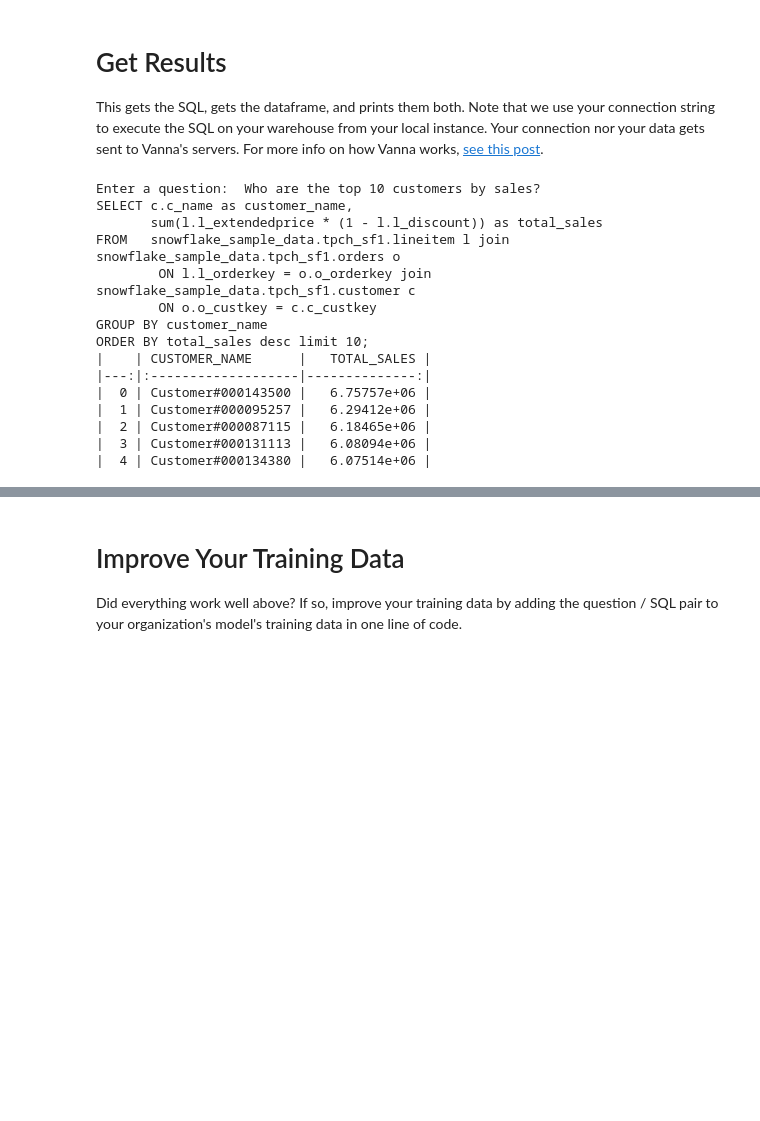
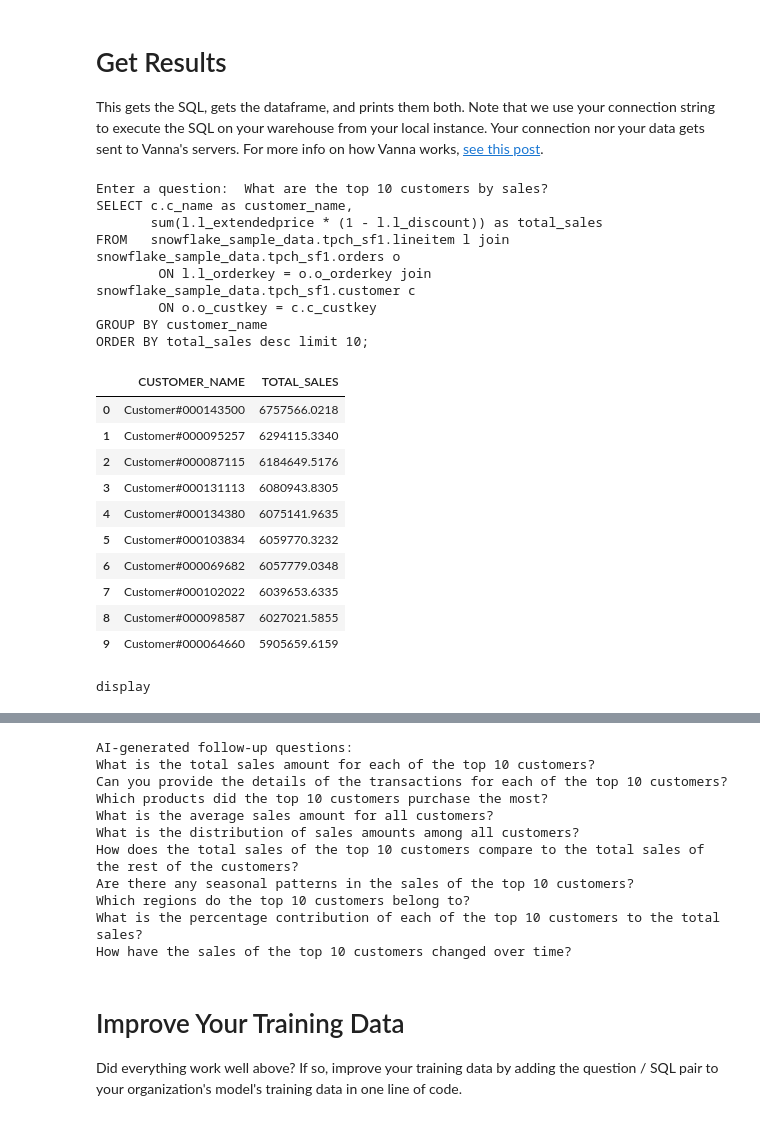
Before and after one commit to vanna-ai/vanna, a Jupyter notebook: notebooks/vn-full.ipynb, the cells around one changed output, grey strips where cells are left out. Cells and saved outputs as stored; diff of their text form; code cells hidden in the pictures; blank space fills up the shorter version.

```diff
--- a/notebooks/vn-full.ipynb
+++ b/notebooks/vn-full.ipynb
@@ -45,21 +45,26 @@ vn.connect_to_snowflake(account='my-account', username='my-username', password='
 # Get Results
 This gets the SQL, gets the dataframe, and prints them both. Note that we use your connection string to execute the SQL on your warehouse from your local instance. Your connection nor your data gets sent to Vanna's servers. For more info on how Vanna works, [see this post](https://medium.com/vanna-ai/how-vanna-works-how-to-train-it-data-security-8d8f2008042).
 # %%
-sql, df, fig = vn.ask()
+sql, df, fig, followup_questions = vn.ask()
 # %% [output]
-Enter a question:  Who are the top 10 customers by sales?
+Enter a question:  What are the top 10 customers by sales?
 SELECT c.c_name as customer_name,
        sum(l.l_extendedprice * (1 - l.l_discount)) as total_sales
 FROM   snowflake_sample_data.tpch_sf1.lineitem l join snowflake_sample_data.tpch_sf1.orders o
         ON l.l_orderkey = o.o_orderkey join snowflake_sample_data.tpch_sf1.customer c
         ON o.o_custkey = c.c_custkey
 GROUP BY customer_name
 ORDER BY total_sales desc limit 10;
-|    | CUSTOMER_NAME      |   TOTAL_SALES |
-|---:|:-------------------|--------------:|
-|  0 | Customer#000143500 |   6.75757e+06 |
-|  1 | Customer#000095257 |   6.29412e+06 |
-|  2 | Customer#000087115 |   6.18465e+06 |
-|  3 | Customer#000131113 |   6.08094e+06 |
-|  4 | Customer#000134380 |   6.07514e+06 |
+|  | CUSTOMER_NAME | TOTAL_SALES |
+| 0 | Customer#000143500 | 6757566.0218 |
+| 1 | Customer#000095257 | 6294115.3340 |
+| 2 | Customer#000087115 | 6184649.5176 |
+| 3 | Customer#000131113 | 6080943.8305 |
+| 4 | Customer#000134380 | 6075141.9635 |
+| 5 | Customer#000103834 | 6059770.3232 |
+| 6 | Customer#000069682 | 6057779.0348 |
+| 7 | Customer#000102022 | 6039653.6335 |
+| 8 | Customer#000098587 | 6027021.5855 |
+| 9 | Customer#000064660 | 5905659.6159 |
+display
 [interactive output not drawn]
@@ -67,3 +71,14 @@ ORDER BY total_sales desc limit 10;
+AI-generated follow-up questions:
+What is the total sales amount for each of the top 10 customers?
+Can you provide the details of the transactions for each of the top 10 customers?
+Which products did the top 10 customers purchase the most?
+What is the average sales amount for all customers?
+What is the distribution of sales amounts among all customers?
+How does the total sales of the top 10 customers compare to the total sales of the rest of the customers?
+Are there any seasonal patterns in the sales of the top 10 customers?
+Which regions do the top 10 customers belong to?
+What is the percentage contribution of each of the top 10 customers to the total sales?
+How have the sales of the top 10 customers changed over time?
 # %% [markdown]
 # Improve Your Training Data
 Did everything work well above? If so, improve your training data by adding the question / SQL pair to your organization's model's training data in one line of code.
```
Also changed, not shown: parts of 1 cell of this notebook, 3 other files.
